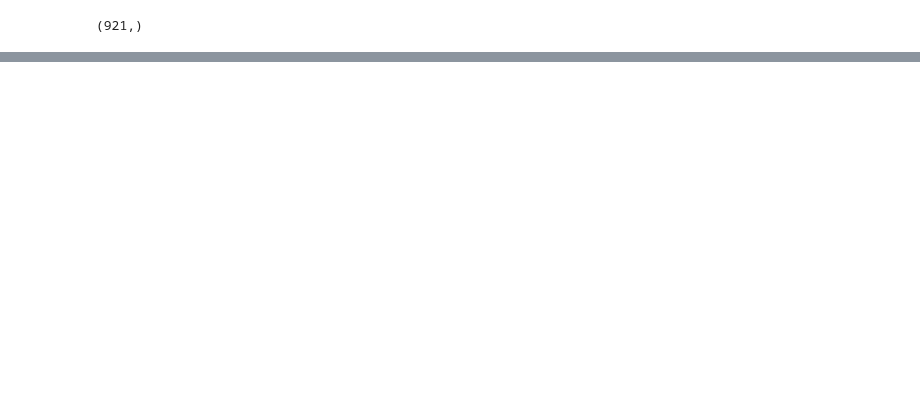
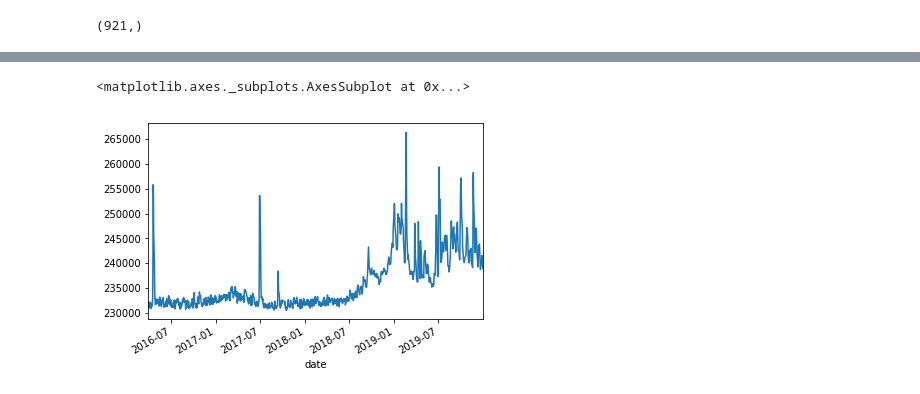
Before and after one commit to limaries30/fun_stock, a Jupyter notebook: prediction.ipynb, the cells around one changed output, grey strips where cells are left out. Cells and saved outputs as stored; diff of their text form; code cells hidden in the pictures; blank space fills up the shorter version.

```diff
--- a/prediction.ipynb
+++ b/prediction.ipynb
@@ -145,0 +140,5 @@ array([[196287.28],
+# %%
+comparing['prediction'].plot()
+# %% [output]
+<matplotlib.axes._subplots.AxesSubplot at 0x...>
+[figure, added]
```
Also changed, not shown: parts of 10 cells of this notebook.
